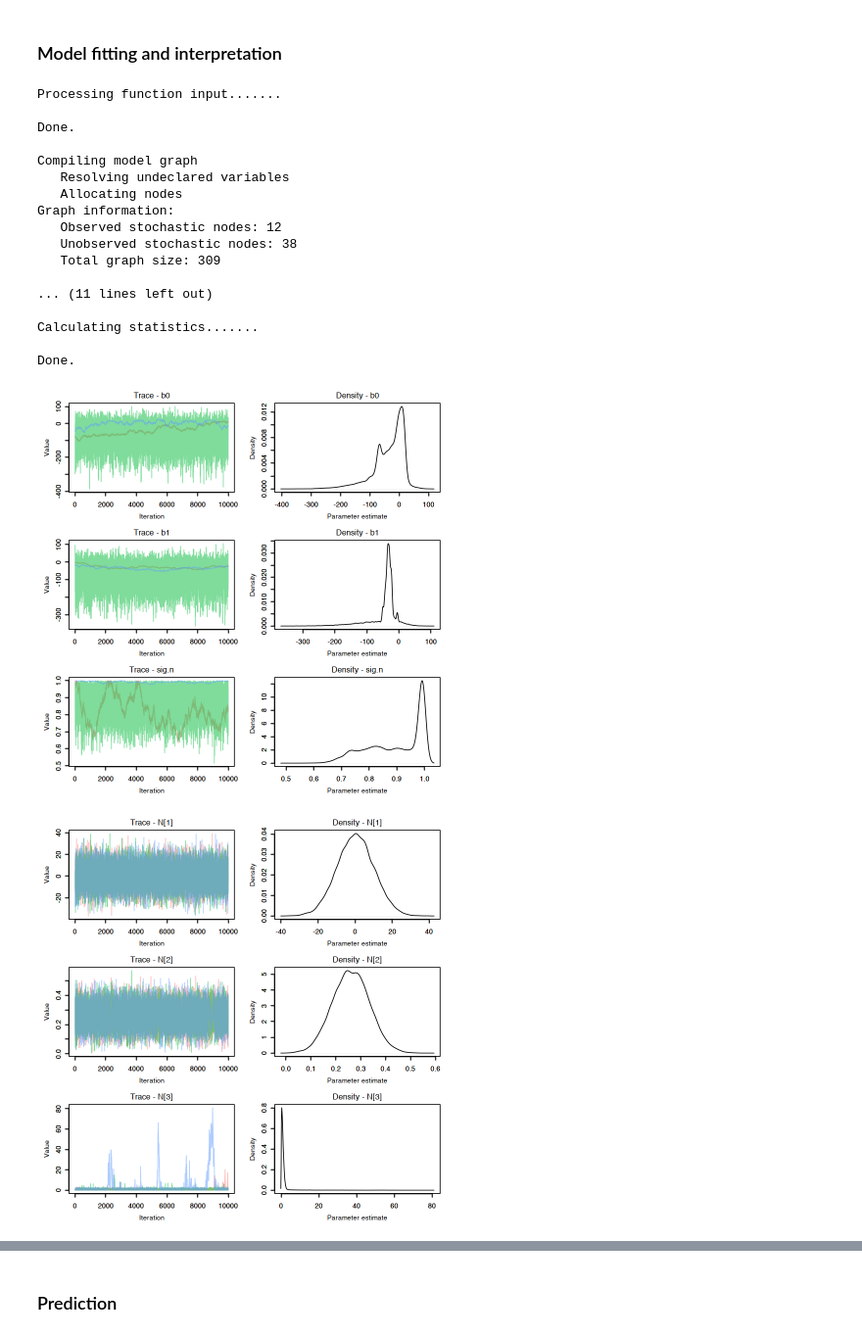
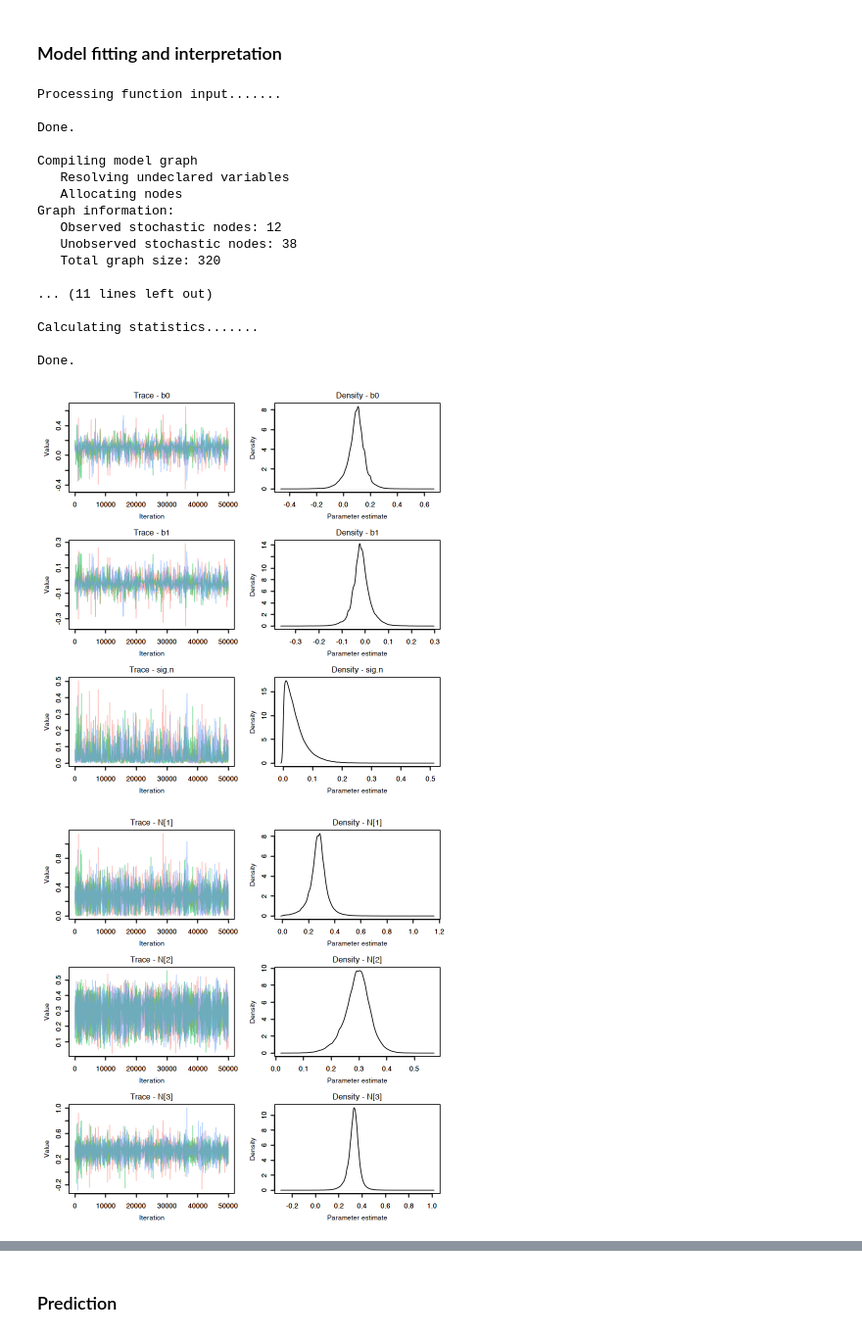
Before and after one commit to erikseulean/wildlife, a Jupyter notebook: Assignment2.ipynb, the cells around one changed output, grey strips where cells are left out. Shown at 98% size. Saved outputs shown, nothing was run; the diff lists cells and outputs as text; code cells hidden in the pictures.

```diff
--- a/Assignment2.ipynb
+++ b/Assignment2.ipynb
@@ -38,3 +52,6 @@ non_na_indices = which(!is.na(wildebeest$Nhat))
+# %%
+non_na_indices = which(!is.na(wildebeest$Nhat))
+wildebeest_backfilled <- na.locf(wildebeest, fromLast=T)
 # %% [markdown]
 Before we apply the modelling in the BUGS language, we will validate below if the exponential model is suitable to model the growth rate as a function of rain. This comes with a caveat because we have missing data that was backfilled previously. Regardless of this, we will still run an analysis to check the dependence between rain and growth rate.
 
@@ -135,7 +153,7 @@ projection <- 5
 model_parameters <- list(
   # Vector of rain quantity observed each year
   # plus extra values for projection
-  rain = c(wildebeest$rain,rep(mean(wildebeest$rain), projection)),
+  rain = c(wildebeest$rain, rep(mean(wildebeest$rain), projection)),
   # Catch - the amount harvested (or illegal poaching)
   # that happened on the wildebeest population including
   # values for the projection.
@@ -151,13 +169,12 @@ model_parameters <- list(
   # Initial population estimate
   # We use the logarithm of the initial population
   # when the surveillance of the population started
-  N1 = wildebeest$Nhat[2],
+  #N1 = wildebeest$Nhat[2],
   # precision for the observation process
-  tau.y = c(wildebeest$sehat^(-2), sample(wildebeest$sehat^(-2), projection)),
+  sig.y = c(wildebeest$sehat, sample(wildebeest$sehat^(-2), projection)),
   # indices for which the Nhat column in the wildebeest dataset has value
   non_na_indices = non_na_indices
 )
-
 
 # Initial values
 # For b0, b1 and sig.n, we will generate randomly
@@ -165,10 +182,11 @@ model_parameters <- list(
 # starting from the same initial configuration.
 initial_values <- function() {
   list(
-    b0 = runif(1, -3, 3),
-    b1 = runif(1, -3, 3),
+    N1 = runif(1, 0, 2),
+    N = c(NA, tail(wildebeest_backfilled$Nhat, -1), rep(NA, projection)),
     sig.n = runif(1, 0, 1),
-    N = c(wildebeest$Nhat, rep(NA, projection))
+    b0 = runif(1, -2, 2),
+    b1 = runif(1, -2, 2)
   )
 }
 
@@ -183,19 +201,19 @@ nc <- 3
 # Number of iterations for burn-in. These
 # iteration will be discarded before considering
 # summaries or chain convergence diagnostics.
-nb <- 100000
+nb <- 20000
 # Total number of iterations to run the chain.
 # We started with smaller samples and increased
 # the values until we got to some satisfactory
 # effective sample sizes for the parameters of
 # interest.
-ni <- 100000 + nb
+ni <- 50000 + nb
 
 # Number of thinning samples. This is set to 10
 # because a thinning of 1 shows a very high level
 # of autocorrelation for all 4 parameters of interest.
 # With a thinning of 10, only sig.y has autocorrelation.
-nt <- 10
+nt <- 1
 
 # Start the MCMC algorithm with the parameters provided
 out <- jags(
@@ -207,33 +225,33 @@ out <- jags(
     n.iter = ni,
     n.burnin = nb,
     n.thin = nt
 )
 
 # Draw trace plots and density plots for the monitored parameters
 MCMCtrace(
     out,                                 # the fitted model
     params = monitored_parameters[1:4],  # out parameters of interest
     iter = ni,                           # plot all iterations
     pdf = FALSE,                         # don't write to a PDF
     ind = FALSE                          # chain specific densities
 )
 # %% [output]
 Processing function input.......
 
 Done.
 
 Compiling model graph
    Resolving undeclared variables
    Allocating nodes
 Graph information:
    Observed stochastic nodes: 12
    Unobserved stochastic nodes: 38
-   Total graph size: 309
+   Total graph size: 320
 
 ... (11 lines left out)
 
 Calculating statistics.......
 
 Done.
-[figure, old version]
+[figure, new version]
-[figure, old version]
+[figure, new version]
```
Also changed, not shown: parts of 17 cells of this notebook.
